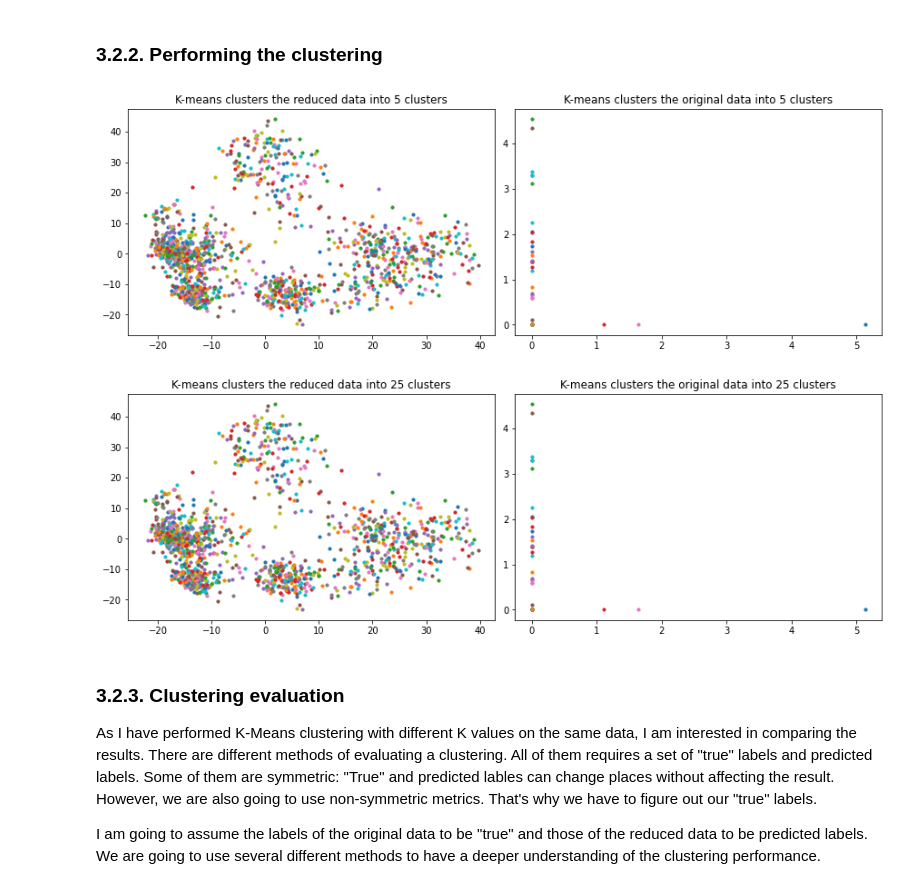
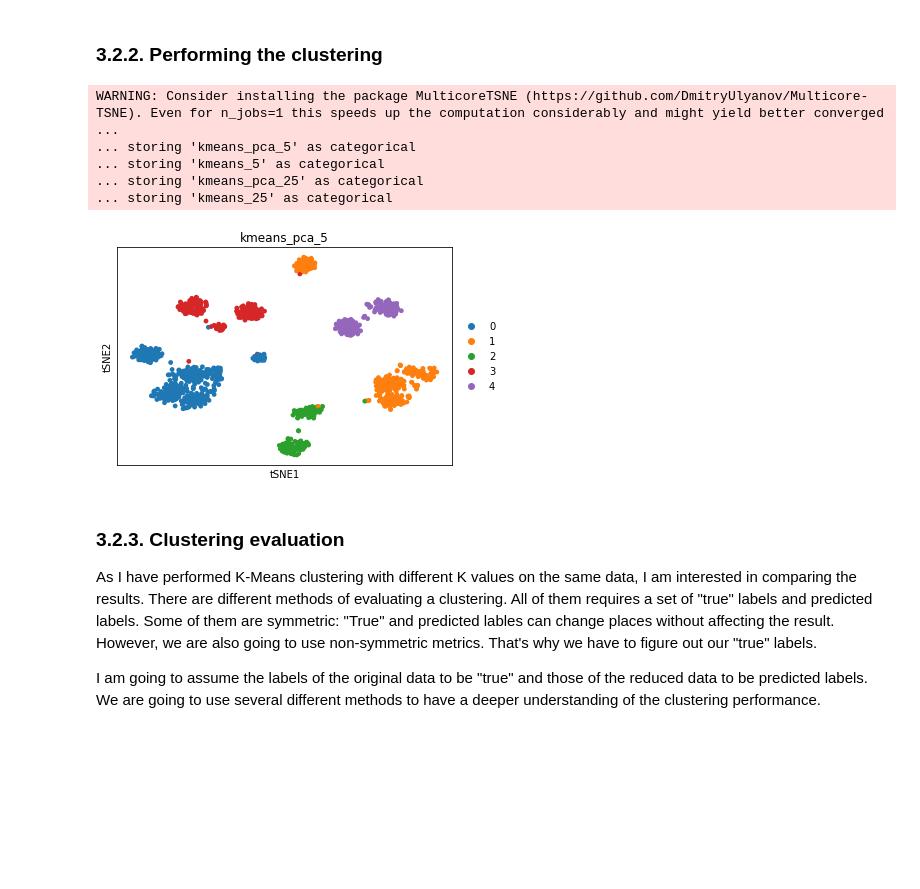
Before and after one commit to ceferisbarov/scRNA-seq, a Jupyter notebook: paper_1/paper_1.ipynb, the cells around one changed output. Cells and saved outputs as stored; diff of their text form; code cells hidden in the pictures; blank space fills up the shorter version.

```diff
--- a/paper_1/paper_1.ipynb
+++ b/paper_1/paper_1.ipynb
@@ -221,18 +223,0 @@ def visualize_clusters(kmeans, data, n_clusters, axs, title):
-# %%
-fig, axs = plt.subplots(1, 2, figsize=(12,4),constrained_layout=True)
-title = 'K-means clusters the reduced data into 5 clusters'
-visualize_clusters(kmeans_pca_5, reduced_data, 5, axs[0], title)
-title = 'K-means clusters the original data into 5 clusters'
-visualize_clusters(kmeans_5, adata_3000.X, 5, axs[1], title)
-plt.show()
-# %% [output]
-[figure, removed]
-# %%
-fig, axs = plt.subplots(1, 2, figsize=(12,4),constrained_layout=True)
-title = 'K-means clusters the reduced data into 25 clusters'
-visualize_clusters(kmeans_pca_25, reduced_data, 25, axs[0], title)
-title = 'K-means clusters the original data into 25 clusters'
-visualize_clusters(kmeans_25, adata_3000.X, 25, axs[1], title)
-plt.show()
-# %% [output]
-[figure, removed]
@@ -239,3 +232,14 @@ plt.show()
+# %%
+sc.pp.pca(adata_3000, n_comps=75)
+sc.tl.tsne(adata_3000, use_fast_tsne=True)
+sc.pl.tsne(adata_3000, color=['kmeans_pca_5'])
+# %% [output]
+WARNING: Consider installing the package MulticoreTSNE (https://github.com/DmitryUlyanov/Multicore-TSNE). Even for n_jobs=1 this speeds up the computation considerably and might yield better converged ...
+... storing 'kmeans_pca_5' as categorical
+... storing 'kmeans_5' as categorical
+... storing 'kmeans_pca_25' as categorical
+... storing 'kmeans_25' as categorical
+[figure, added]
 # %% [markdown]
 ### 3.2.3. Clustering evaluation
 As I have performed K-Means clustering with different K values on the same data, I am interested in comparing the results. There are different methods of evaluating a clustering. All of them requires a set of "true" labels and predicted labels. Some of them are symmetric: "True" and predicted lables can change places without affecting the result. However, we are also going to use non-symmetric metrics. That's why we have to figure out our "true" labels.
```
Also changed, not shown: parts of 21 cells of this notebook, 1 other file.
